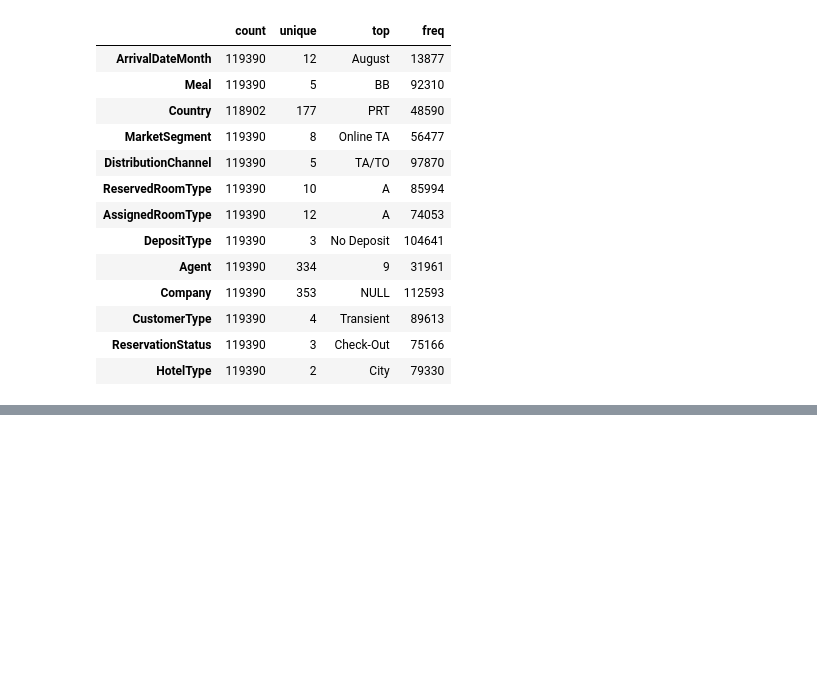
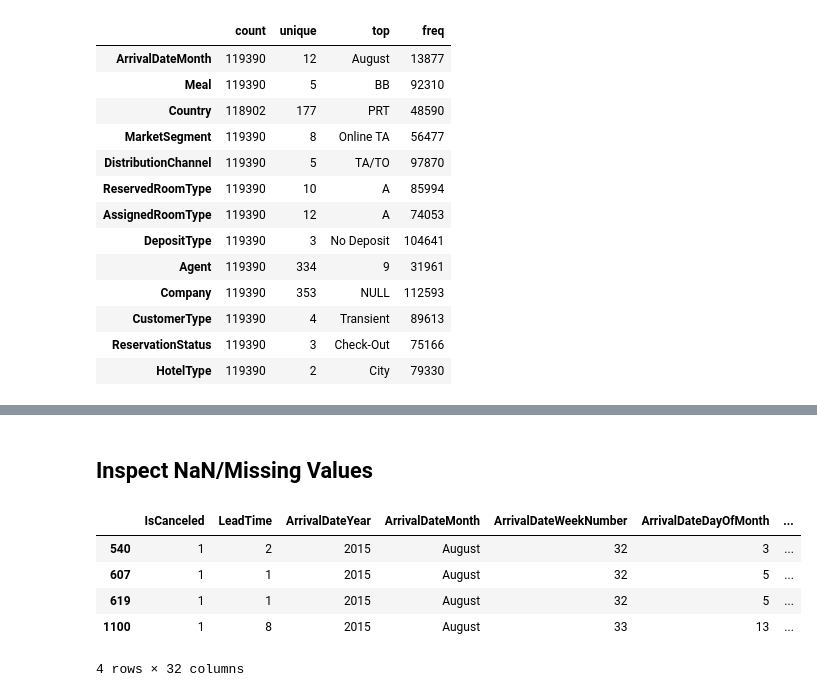
Before and after one commit to BenJMcCarty/Hotel_Cancel_Culture_v2, a Jupyter notebook: Data_Cleaning.ipynb, the cells around one changed output, grey strips where cells are left out. Drawn from its saved outputs; the diff is of its cells as text; code cells hidden in the pictures; blank space fills up the shorter version.

```diff
--- a/Data_Cleaning.ipynb
+++ b/Data_Cleaning.ipynb
@@ -153,0 +258,11 @@ dtype: int64
+# %% [markdown]
+## Inspect NaN/Missing Values
+# %%
+data_full[data_full['Children'].isna()]
+# %% [output]
+|  | IsCanceled | LeadTime | ArrivalDateYear | ArrivalDateMonth | ArrivalDateWeekNumber | ArrivalDateDayOfMonth | ... |
+| 540 | 1 | 2 | 2015 | August | 32 | 3 | ... |
+| 607 | 1 | 1 | 2015 | August | 32 | 5 | ... |
+| 619 | 1 | 1 | 2015 | August | 32 | 5 | ... |
+| 1100 | 1 | 8 | 2015 | August | 33 | 13 | ... |
+4 rows × 32 columns
```
Also changed, not shown: parts of 24 cells of this notebook, 1 other file.
